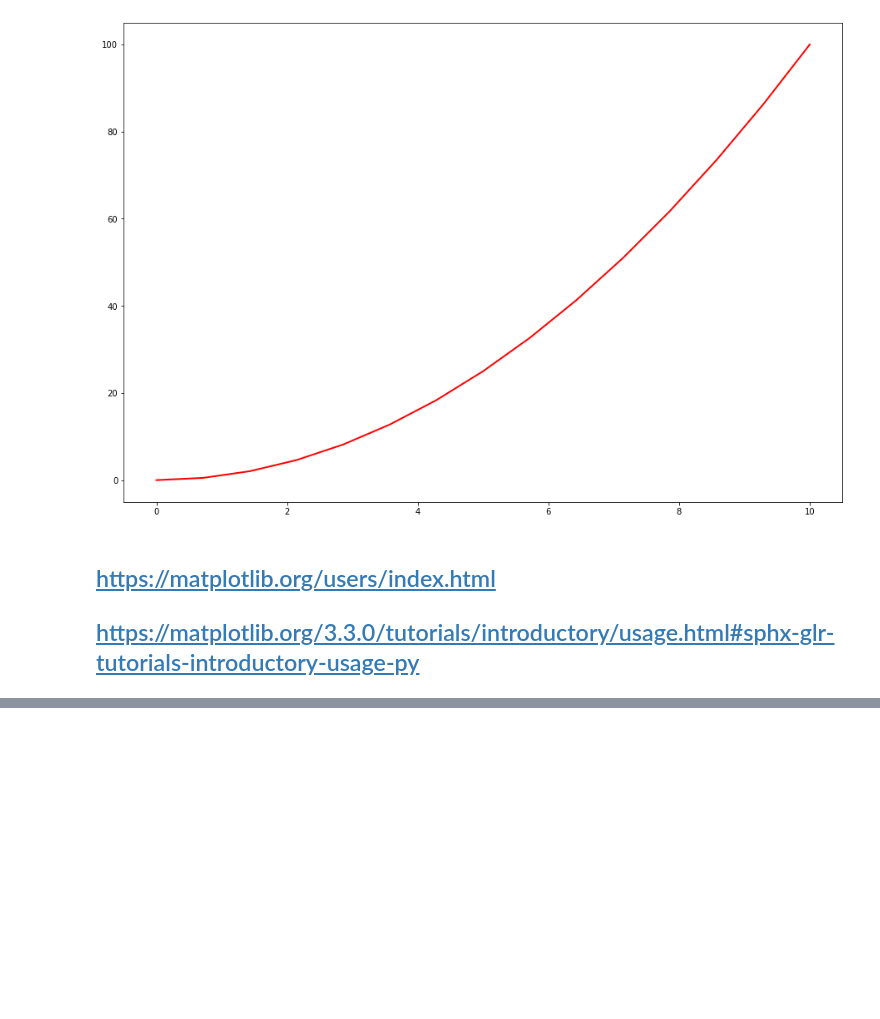
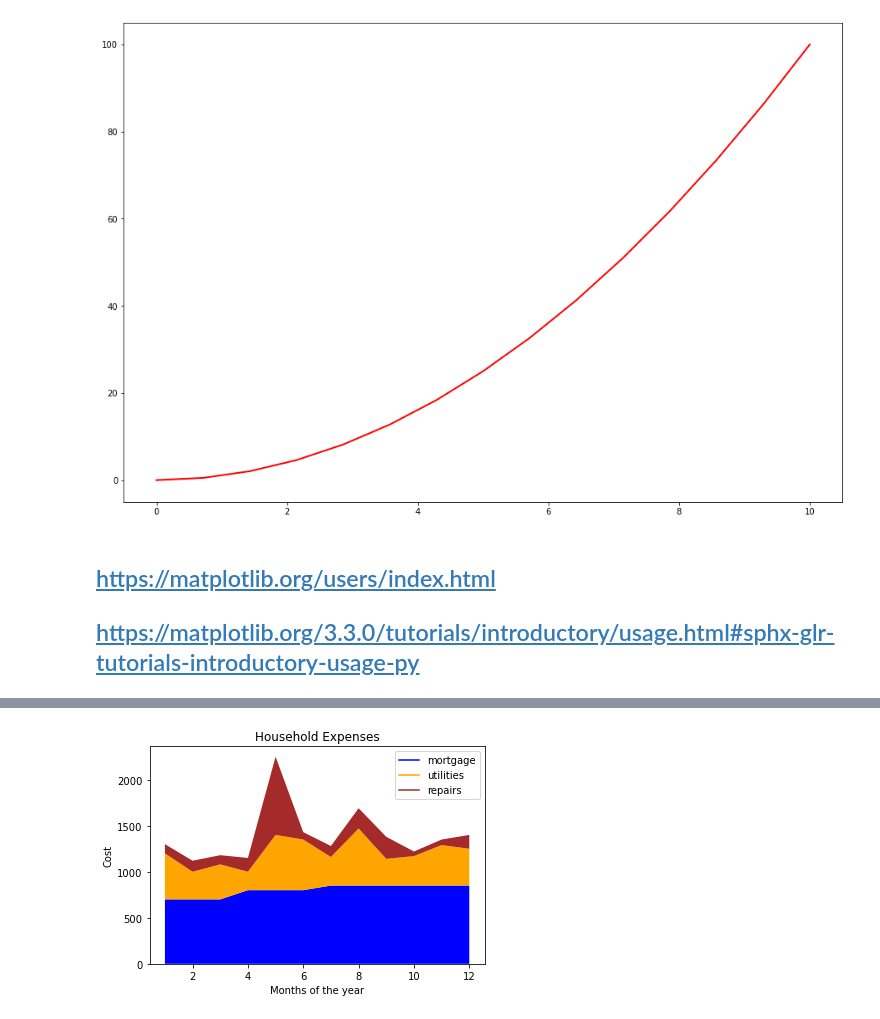
Before and after one commit to umang8496/hands-on-ml, a Jupyter notebook: hands-on-exercise-for-ml/data-visualization-using-matplotlib.ipynb, the cells around one changed output, grey strips where cells are left out. Saved outputs shown, nothing was run; the diff lists cells and outputs as text; code cells hidden in the pictures; blank space fills up the shorter version.

```diff
--- a/hands-on-exercise-for-ml/data-visualization-using-matplotlib.ipynb
+++ b/hands-on-exercise-for-ml/data-visualization-using-matplotlib.ipynb
@@ -254,0 +312,20 @@ axes1.set_ylim([0,10])
+# %%
+months= [x for x in range(1,13)]
+mortgage= [700, 700, 700, 800, 800, 800, 850, 850, 850, 850, 850, 850]
+utilities= [500, 300, 380, 200, 600, 550, 310, 620, 290, 320, 440, 400]
+repairs= [100, 120, 100, 150, 850, 80, 120, 220, 240, 50, 60, 150]
+
+df = pd.DataFrame([months, mortgage, utilities, repairs])
+
+plt.plot([],[], color='blue', label='mortgage')
+plt.plot([],[], color='orange', label='utilities')
+plt.plot([],[], color='brown', label='repairs')
+
+plt.stackplot(months, mortgage, utilities, repairs, colors=['blue', 'orange', 'brown'])
+plt.legend()
+plt.title('Household Expenses')
+plt.xlabel('Months of the year')
+plt.ylabel('Cost')
+plt.show()
+# %% [output]
+[figure, added]
```
Also changed, not shown: parts of 15 cells of this notebook.
